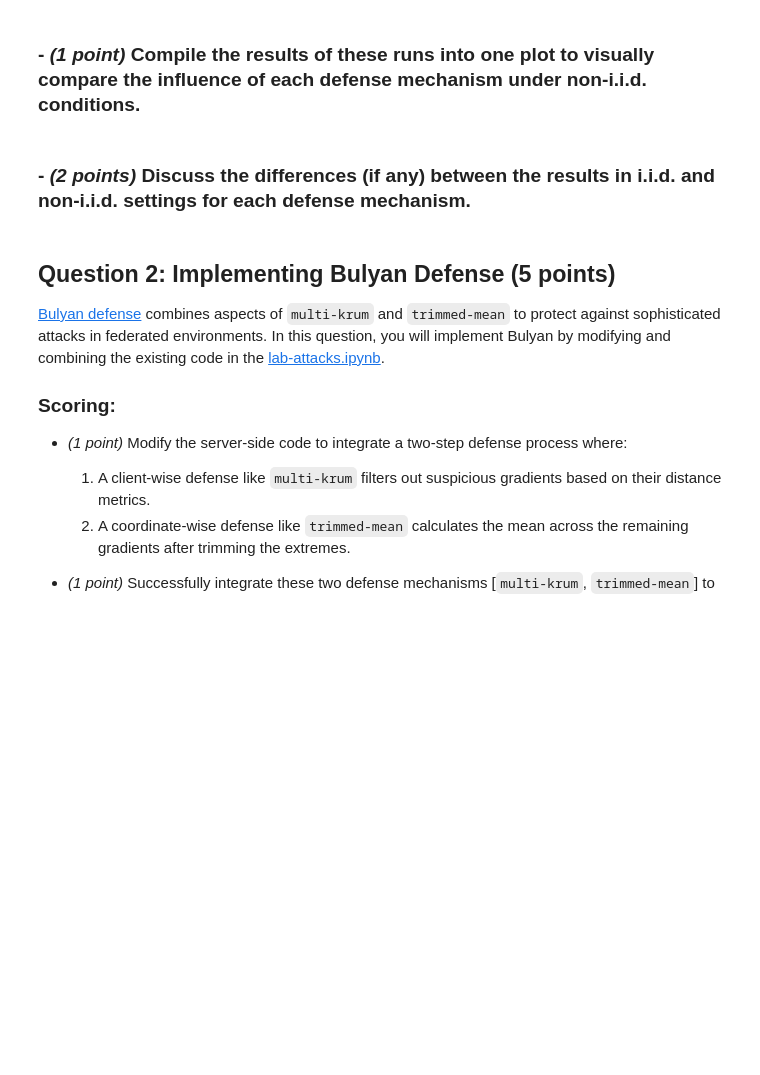
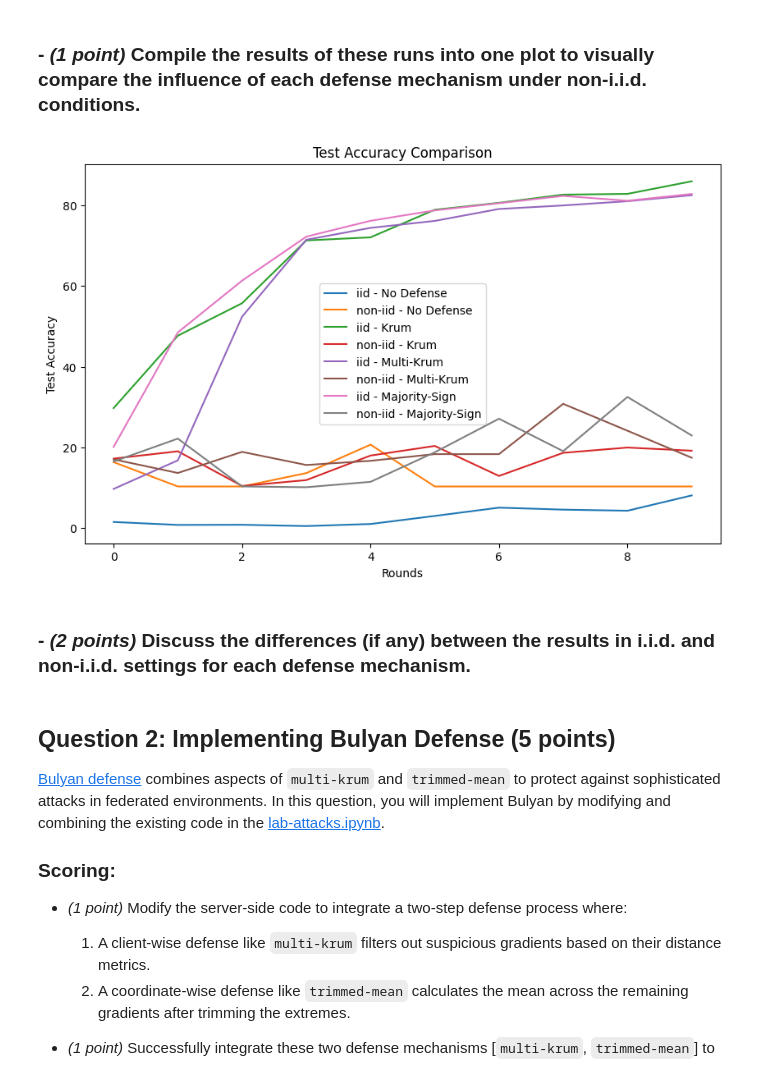
Before and after one commit to Sosekie/DDLS_Assignment, a Jupyter notebook: lab/Chenrui_hw-attacks.ipynb, the cells around one changed output. Saved outputs shown, nothing was run; the diff lists cells and outputs as text; code cells hidden in the pictures; blank space fills up the shorter version.

```diff
--- a/lab/Chenrui_hw-attacks.ipynb
+++ b/lab/Chenrui_hw-attacks.ipynb
@@ -481,3 +456,32 @@ def confusion_matrix(model, test_loader: DataLoader, num_classes: int) -> (float
+# %%
+import pandas as pd
+import matplotlib.pyplot as plt
+
+test_accuracies = pd.DataFrame({
+    'iid - No Defense': result[0]['Test accuracy'],
+    'non-iid - No Defense': result[1]['Test accuracy'],
+
+    'iid - Krum': result[2]['Test accuracy'],
+    'non-iid - Krum': result[3]['Test accuracy'],
+
+    'iid - Multi-Krum': result[4]['Test accuracy'],
+    'non-iid - Multi-Krum': result[5]['Test accuracy'],
+
+    'iid - Majority-Sign': result[6]['Test accuracy'],
+    'non-iid - Majority-Sign': result[7]['Test accuracy'],
+})
+
+plt.figure(figsize=(10, 6))
+for column in test_accuracies.columns:
+    plt.plot(test_accuracies[column], label=column)
+
+plt.title('Test Accuracy Comparison')
+plt.xlabel('Rounds')
+plt.ylabel('Test Accuracy')
+plt.legend()
+plt.show()
+# %% [output]
+[figure, added]
 # %% [markdown]
 ### - _(2 points)_ Discuss the differences (if any) between the results in i.i.d. and non-i.i.d. settings for each defense mechanism.
 # %% [markdown]
```
Also changed, not shown: parts of 26 cells of this notebook.
